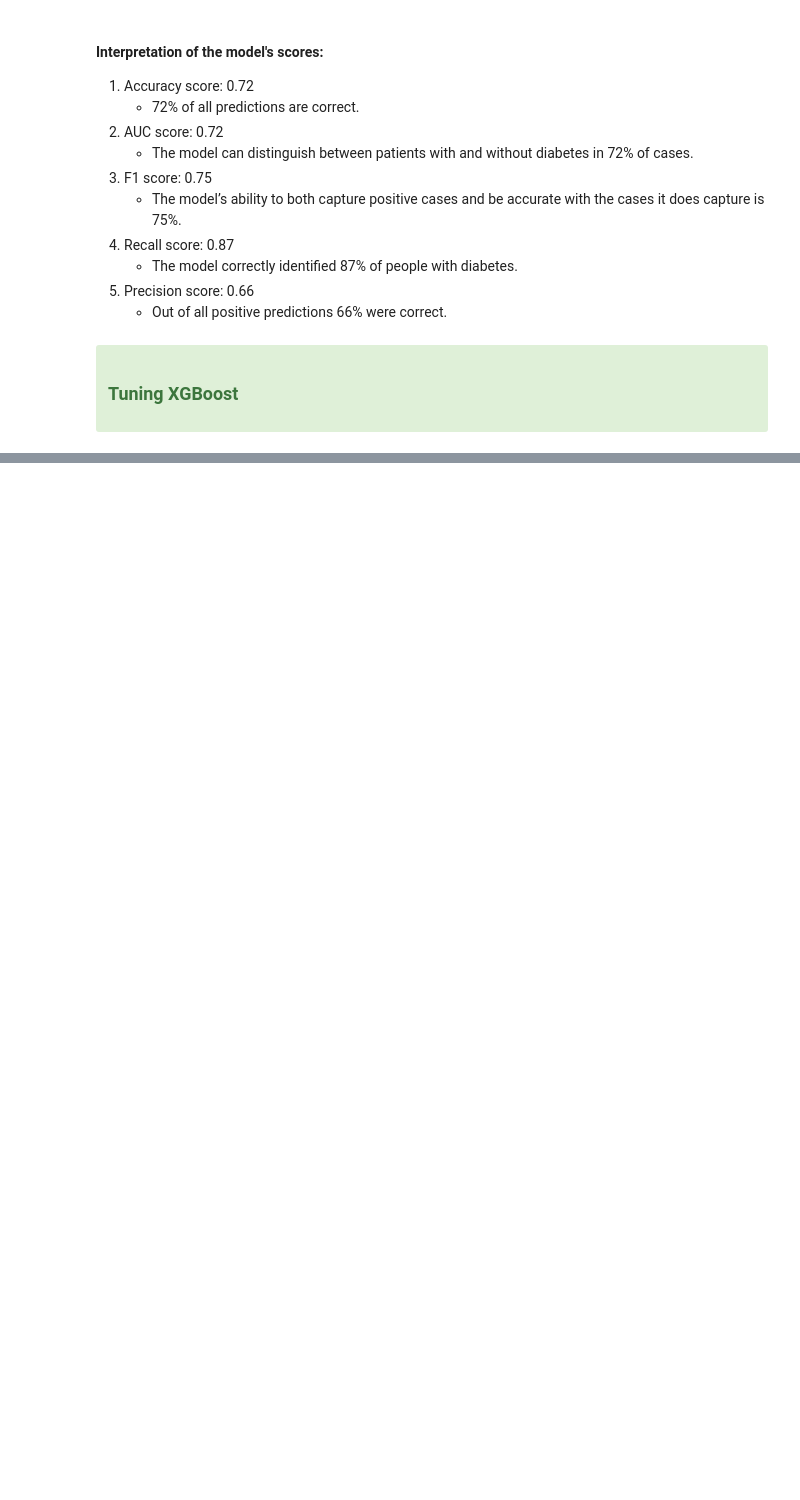
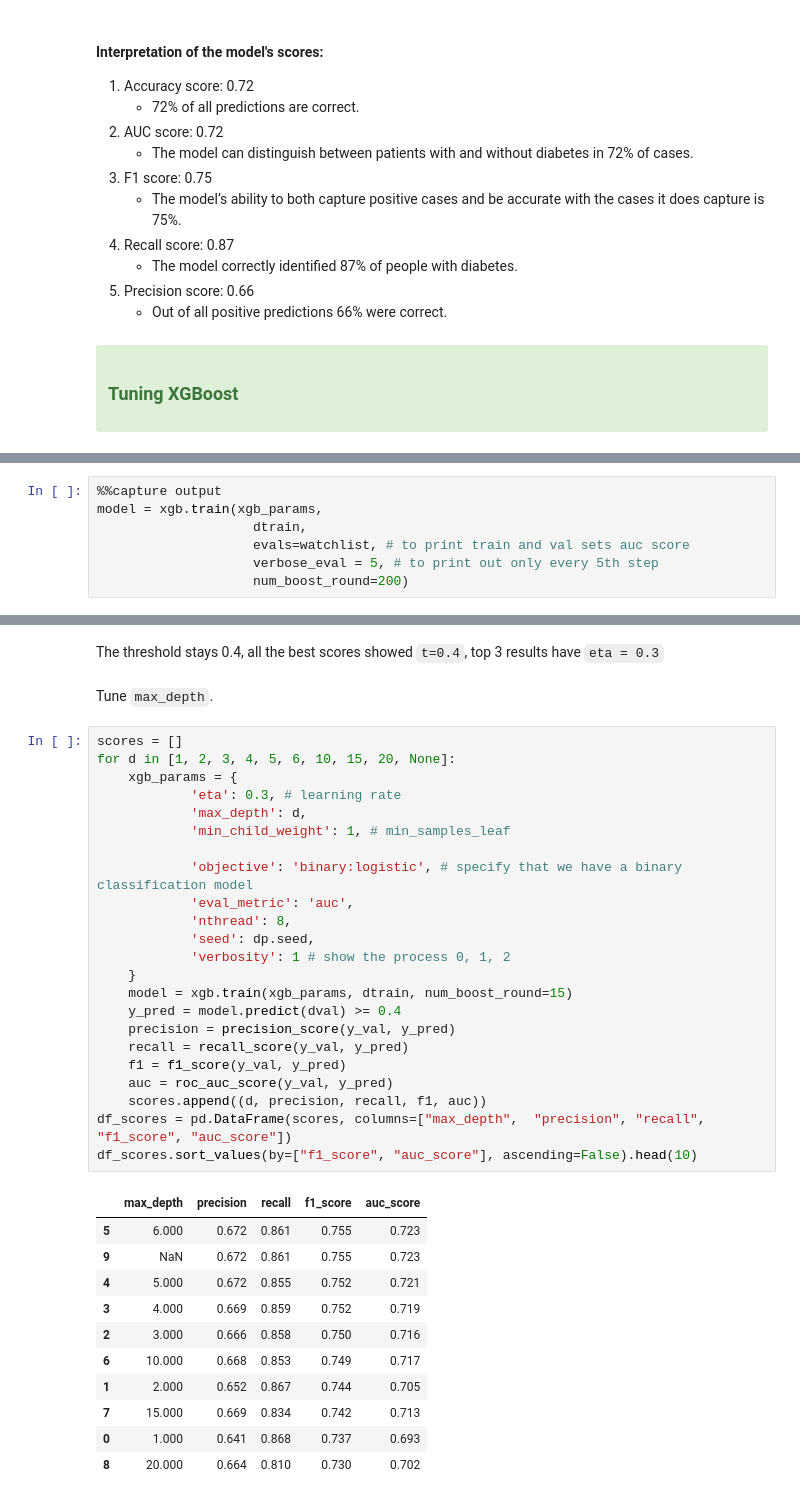
Before and after one commit to nadia-paz/cdc_diabetes, a Jupyter notebook: notebook.ipynb, the cells around one changed output, grey strips where cells are left out. Saved outputs shown, nothing was run; the diff lists cells and outputs as text; blank space fills up the shorter version.

```diff
--- a/notebook.ipynb
+++ b/notebook.ipynb
@@ -791,0 +831,7 @@ weighted avg       0.74      0.72      0.71     14039
+# %%
+%%capture output
+model = xgb.train(xgb_params,
+                    dtrain,
+                    evals=watchlist, # to print train and val sets auc score
+                    verbose_eval = 5, # to print out only every 5th step
+                    num_boost_round=200)
@@ -791,0 +905,39 @@ weighted avg       0.74      0.72      0.71     14039
+# %% [markdown]
+The threshold stays 0.4, all the best scores showed `t=0.4`, top 3 results have `eta = 0.3`
+# %% [markdown]
+Tune `max_depth`.
+# %%
+scores = []
+for d in [1, 2, 3, 4, 5, 6, 10, 15, 20, None]:
+    xgb_params = {
+            'eta': 0.3, # learning rate
+            'max_depth': d,
+            'min_child_weight': 1, # min_samples_leaf
+
+            'objective': 'binary:logistic', # specify that we have a binary classification model
+            'eval_metric': 'auc',
+            'nthread': 8,
+            'seed': dp.seed,
+            'verbosity': 1 # show the process 0, 1, 2
+    }
+    model = xgb.train(xgb_params, dtrain, num_boost_round=15)
+    y_pred = model.predict(dval) >= 0.4
+    precision = precision_score(y_val, y_pred)
+    recall = recall_score(y_val, y_pred)
+    f1 = f1_score(y_val, y_pred)
+    auc = roc_auc_score(y_val, y_pred)
+    scores.append((d, precision, recall, f1, auc))
+df_scores = pd.DataFrame(scores, columns=["max_depth",  "precision", "recall", "f1_score", "auc_score"])
+df_scores.sort_values(by=["f1_score", "auc_score"], ascending=False).head(10)
+# %% [output]
+|  | max_depth | precision | recall | f1_score | auc_score |
+| 5 | 6.000 | 0.672 | 0.861 | 0.755 | 0.723 |
+| 9 | NaN | 0.672 | 0.861 | 0.755 | 0.723 |
+| 4 | 5.000 | 0.672 | 0.855 | 0.752 | 0.721 |
+| 3 | 4.000 | 0.669 | 0.859 | 0.752 | 0.719 |
+| 2 | 3.000 | 0.666 | 0.858 | 0.750 | 0.716 |
+| 6 | 10.000 | 0.668 | 0.853 | 0.749 | 0.717 |
+| 1 | 2.000 | 0.652 | 0.867 | 0.744 | 0.705 |
+| 7 | 15.000 | 0.669 | 0.834 | 0.742 | 0.713 |
+| 0 | 1.000 | 0.641 | 0.868 | 0.737 | 0.693 |
+| 8 | 20.000 | 0.664 | 0.810 | 0.730 | 0.702 |
```
Also changed, not shown: parts of 32 cells of this notebook.
